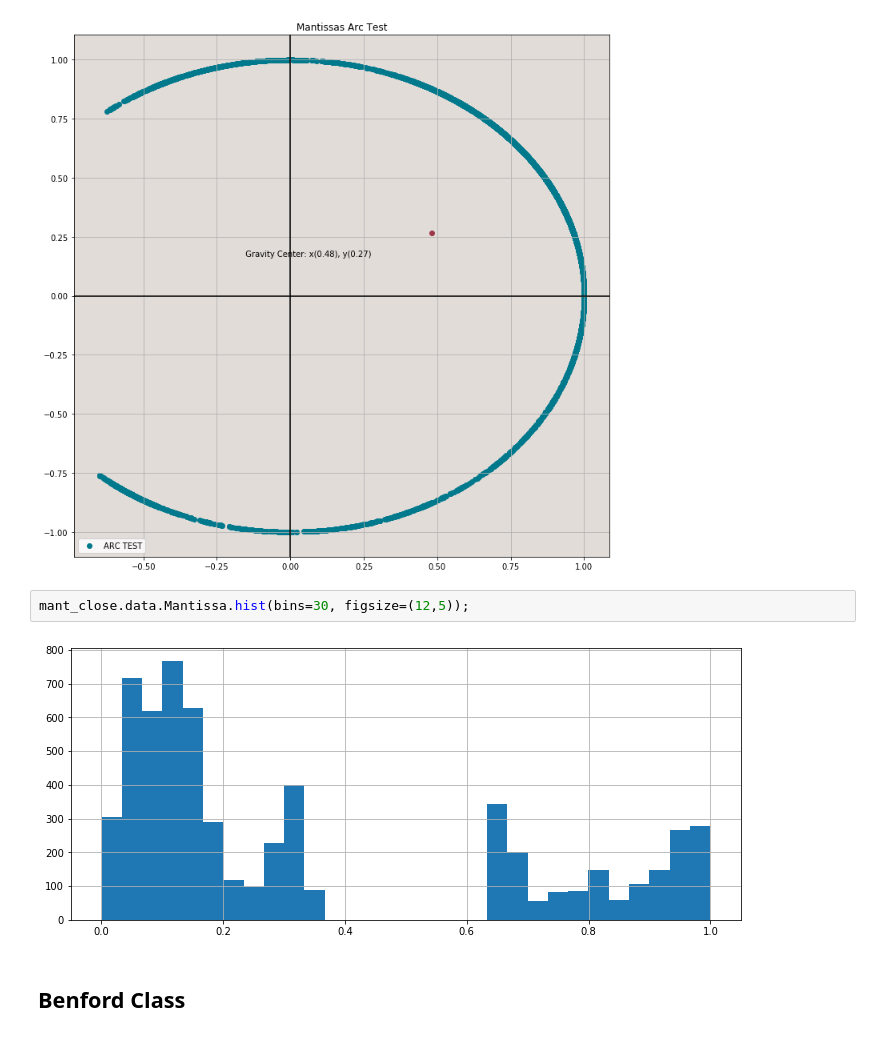
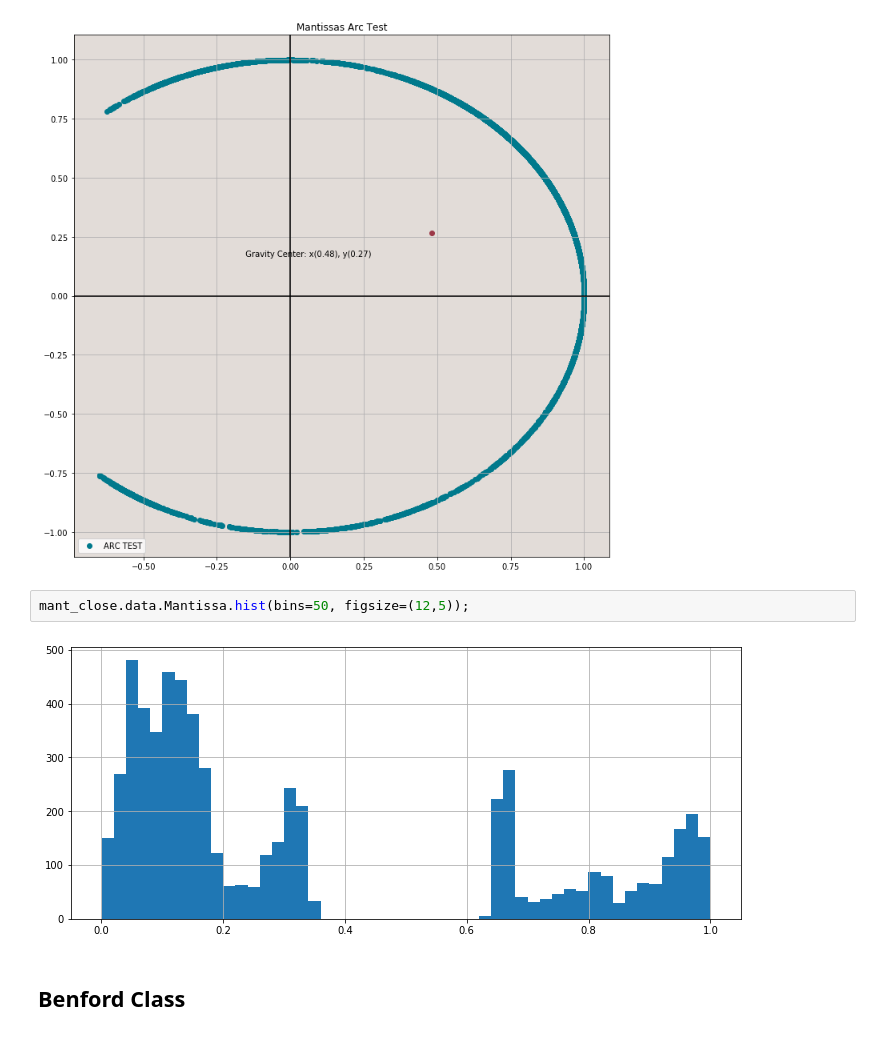
Before and after one commit to milcent/benford_py, a Jupyter notebook: Demo.ipynb, the cells around one changed output. Drawn from its saved outputs; the diff is of its cells as text.

```diff
--- a/Demo.ipynb
+++ b/Demo.ipynb
@@ -335,9 +414,9 @@ The Mantissas KURTOSIS is  -0.846793.   Ref: -1.2
 [figure]
 [figure]
 # %%
-mant_close.data.Mantissa.hist(bins=30, figsize=(12,5));
+mant_close.data.Mantissa.hist(bins=50, figsize=(12,5));
 # %% [output]
-[figure, old version]
+[figure, new version]
 # %% [markdown]
 ## Benford Class
 # %% [markdown]
```
Also changed, not shown: parts of 58 cells of this notebook.
